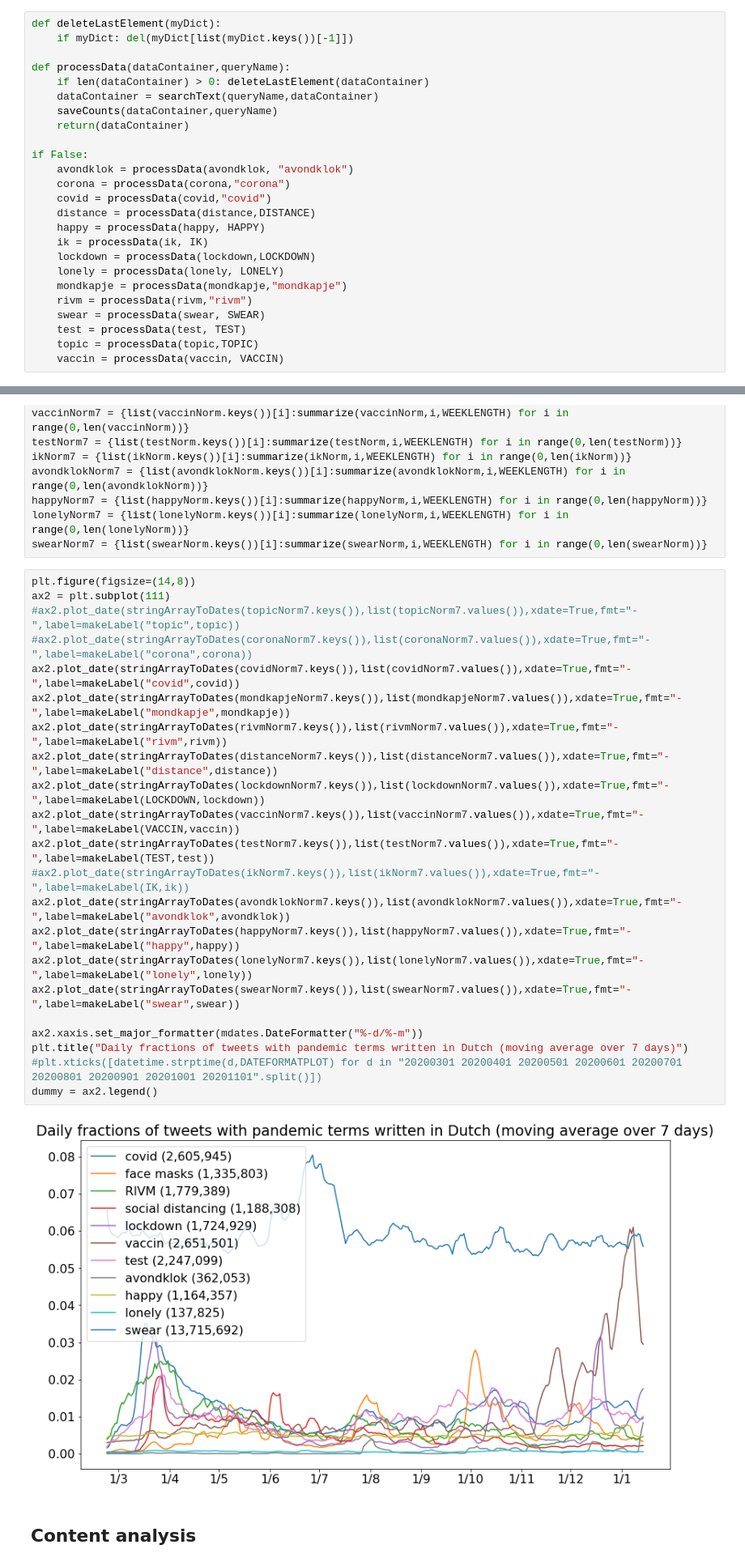
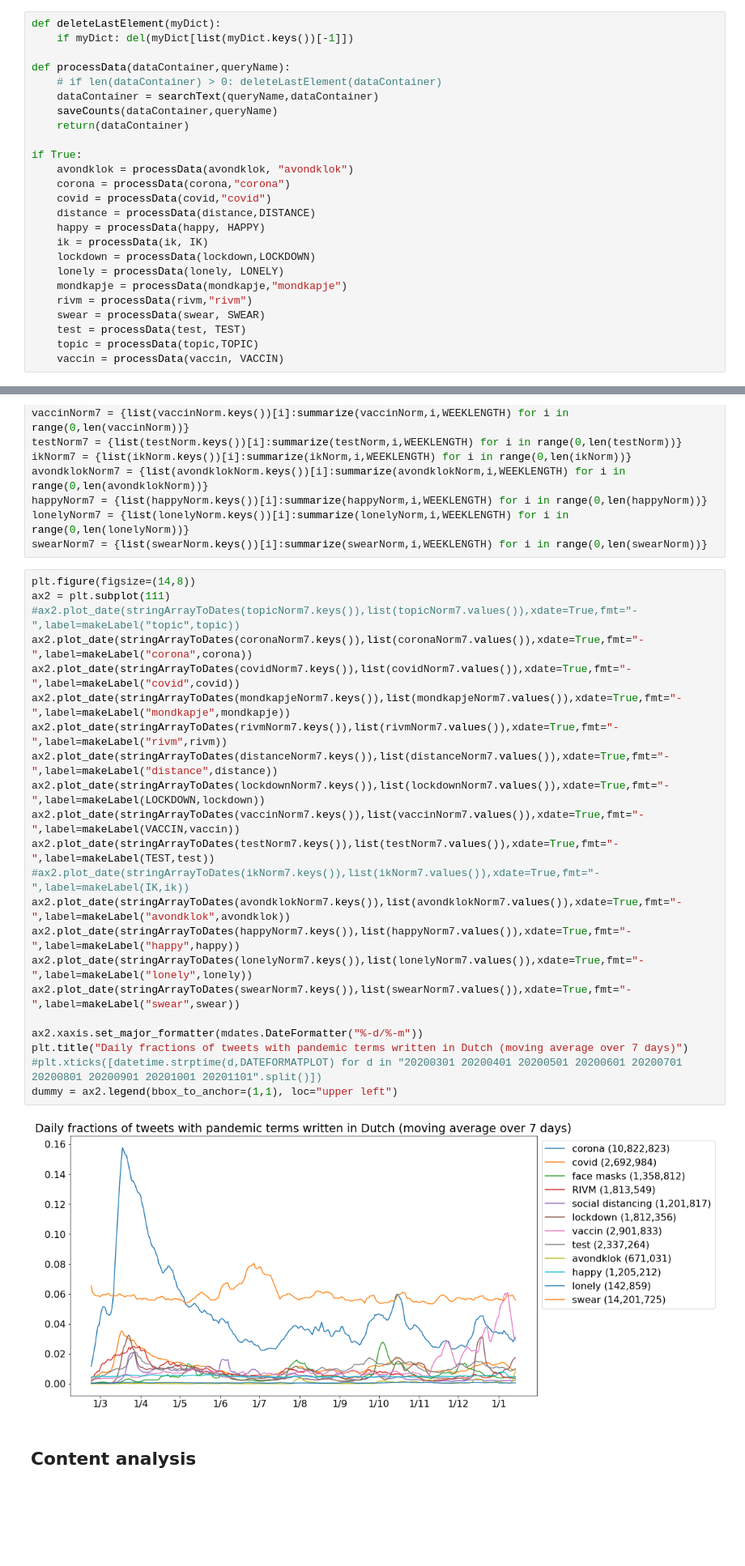
Before and after one commit to puregome/notebooks, a Jupyter notebook: tweet-counts.ipynb, the cells around one changed output, grey strips where cells are left out. Shown at 81% size. Cells and saved outputs as stored; diff of their text form; blank space fills up the shorter version.

```diff
--- a/tweet-counts.ipynb
+++ b/tweet-counts.ipynb
@@ -181,12 +181,12 @@ def deleteLastElement(myDict):
     if myDict: del(myDict[list(myDict.keys())[-1]])
 
 def processData(dataContainer,queryName):
-    if len(dataContainer) > 0: deleteLastElement(dataContainer)
+    # if len(dataContainer) > 0: deleteLastElement(dataContainer)
     dataContainer = searchText(queryName,dataContainer)
     saveCounts(dataContainer,queryName)
     return(dataContainer)
 
-if False:
+if True:
     avondklok = processData(avondklok, "avondklok")
     corona = processData(corona,"corona")
     covid = processData(covid,"covid")
@@ -414,27 +415,27 @@ swearNorm7 = {list(swearNorm.keys())[i]:summarize(swearNorm,i,WEEKLENGTH) for i
 # %%
 plt.figure(figsize=(14,8))
 ax2 = plt.subplot(111)
 #ax2.plot_date(stringArrayToDates(topicNorm7.keys()),list(topicNorm7.values()),xdate=True,fmt="-",label=makeLabel("topic",topic))
-#ax2.plot_date(stringArrayToDates(coronaNorm7.keys()),list(coronaNorm7.values()),xdate=True,fmt="-",label=makeLabel("corona",corona))
+ax2.plot_date(stringArrayToDates(coronaNorm7.keys()),list(coronaNorm7.values()),xdate=True,fmt="-",label=makeLabel("corona",corona))
 ax2.plot_date(stringArrayToDates(covidNorm7.keys()),list(covidNorm7.values()),xdate=True,fmt="-",label=makeLabel("covid",covid))
 ax2.plot_date(stringArrayToDates(mondkapjeNorm7.keys()),list(mondkapjeNorm7.values()),xdate=True,fmt="-",label=makeLabel("mondkapje",mondkapje))
 ax2.plot_date(stringArrayToDates(rivmNorm7.keys()),list(rivmNorm7.values()),xdate=True,fmt="-",label=makeLabel("rivm",rivm))
 ax2.plot_date(stringArrayToDates(distanceNorm7.keys()),list(distanceNorm7.values()),xdate=True,fmt="-",label=makeLabel("distance",distance))
 ax2.plot_date(stringArrayToDates(lockdownNorm7.keys()),list(lockdownNorm7.values()),xdate=True,fmt="-",label=makeLabel(LOCKDOWN,lockdown))
 ax2.plot_date(stringArrayToDates(vaccinNorm7.keys()),list(vaccinNorm7.values()),xdate=True,fmt="-",label=makeLabel(VACCIN,vaccin))
 ax2.plot_date(stringArrayToDates(testNorm7.keys()),list(testNorm7.values()),xdate=True,fmt="-",label=makeLabel(TEST,test))
 #ax2.plot_date(stringArrayToDates(ikNorm7.keys()),list(ikNorm7.values()),xdate=True,fmt="-",label=makeLabel(IK,ik))
 ax2.plot_date(stringArrayToDates(avondklokNorm7.keys()),list(avondklokNorm7.values()),xdate=True,fmt="-",label=makeLabel("avondklok",avondklok))
 ax2.plot_date(stringArrayToDates(happyNorm7.keys()),list(happyNorm7.values()),xdate=True,fmt="-",label=makeLabel("happy",happy))
 ax2.plot_date(stringArrayToDates(lonelyNorm7.keys()),list(lonelyNorm7.values()),xdate=True,fmt="-",label=makeLabel("lonely",lonely))
 ax2.plot_date(stringArrayToDates(swearNorm7.keys()),list(swearNorm7.values()),xdate=True,fmt="-",label=makeLabel("swear",swear))
 
 ax2.xaxis.set_major_formatter(mdates.DateFormatter("%-d/%-m"))
 plt.title("Daily fractions of tweets with pandemic terms written in Dutch (moving average over 7 days)")
 #plt.xticks([datetime.strptime(d,DATEFORMATPLOT) for d in "20200301 20200401 20200501 20200601 20200701 20200801 20200901 20201001 20201101".split()])
-dummy = ax2.legend()
+dummy = ax2.legend(bbox_to_anchor=(1,1), loc="upper left")
 # %% [output]
-[figure, old version]
+[figure, new version]
 # %% [markdown]
 ## Content analysis
 # %%
```
Also changed, not shown: parts of 3 cells of this notebook.
